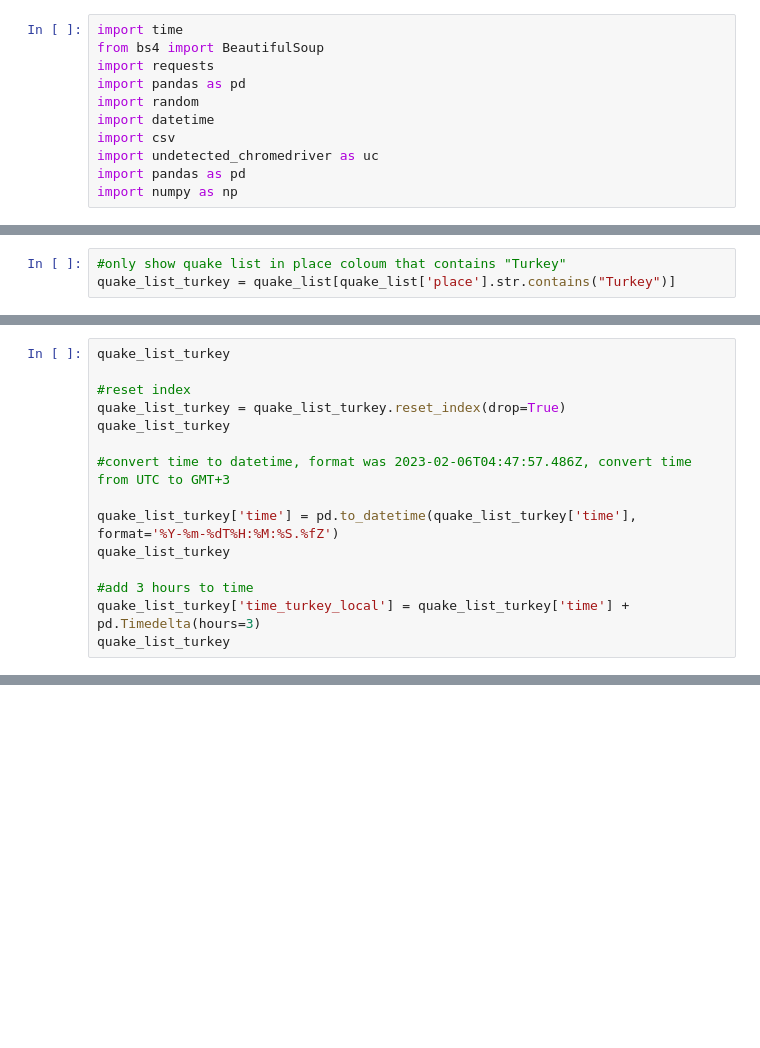
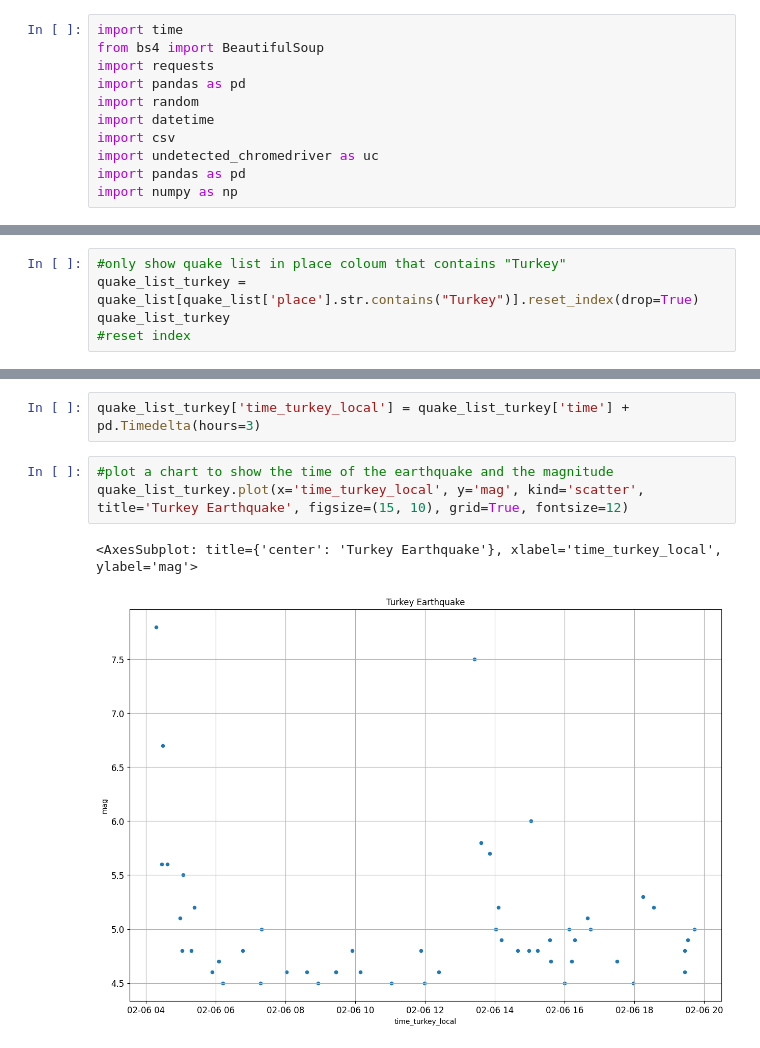
Before and after one commit to yong-xiong/turkey-quake, a Jupyter notebook: quake_and_aftershocks.ipynb, the cells around one changed output, grey strips where cells are left out. Saved outputs shown, nothing was run; the diff lists cells and outputs as text; blank space fills up the shorter version.

```diff
--- a/quake_and_aftershocks.ipynb
+++ b/quake_and_aftershocks.ipynb
@@ -48,3 +48,5 @@ quake_list
 # %%
 #only show quake list in place coloum that contains "Turkey"
-quake_list_turkey = quake_list[quake_list['place'].str.contains("Turkey")]
+quake_list_turkey = quake_list[quake_list['place'].str.contains("Turkey")].reset_index(drop=True)
+quake_list_turkey
+#reset index
@@ -51,15 +71,0 @@ quake_list_turkey = quake_list[quake_list['place'].str.contains("Turkey")]
-# %%
-quake_list_turkey
-
-#reset index
-quake_list_turkey = quake_list_turkey.reset_index(drop=True)
-quake_list_turkey
-
-#convert time to datetime, format was 2023-02-06T04:47:57.486Z, convert time from UTC to GMT+3
-
-quake_list_turkey['time'] = pd.to_datetime(quake_list_turkey['time'], format='%Y-%m-%dT%H:%M:%S.%fZ')
-quake_list_turkey
-
-#add 3 hours to time
-quake_list_turkey['time_turkey_local'] = quake_list_turkey['time'] + pd.Timedelta(hours=3)
-quake_list_turkey
@@ -123,0 +72,8 @@ quake_list_turkey
+# %%
+quake_list_turkey['time_turkey_local'] = quake_list_turkey['time'] + pd.Timedelta(hours=3)
+# %%
+#plot a chart to show the time of the earthquake and the magnitude
+quake_list_turkey.plot(x='time_turkey_local', y='mag', kind='scatter', title='Turkey Earthquake', figsize=(15, 10), grid=True, fontsize=12)
+# %% [output]
+<AxesSubplot: title={'center': 'Turkey Earthquake'}, xlabel='time_turkey_local', ylabel='mag'>
+[figure, added]
```
Also changed, not shown: parts of 7 cells of this notebook.
